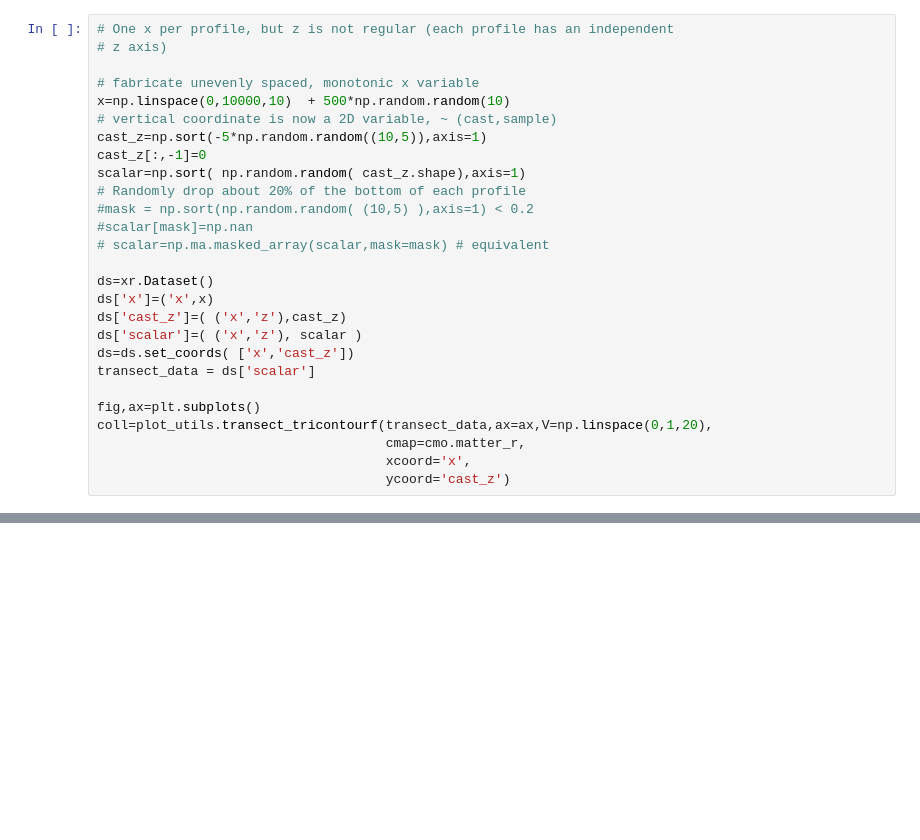
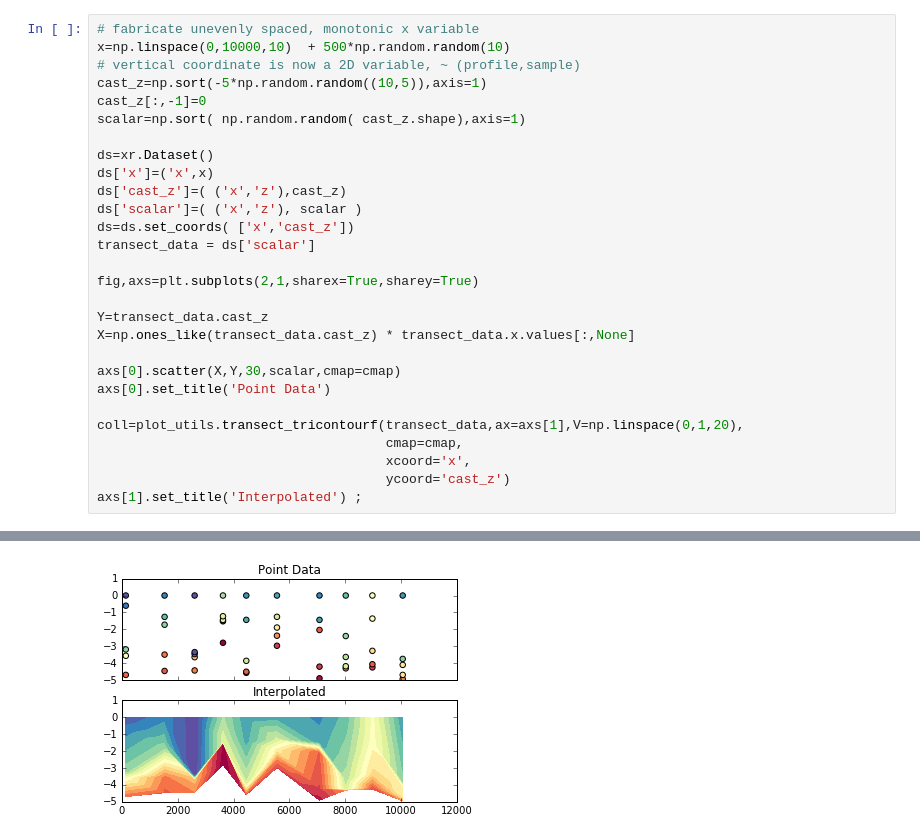
Before and after one commit to rustychris/stompy, a Jupyter notebook: examples/transects_0.ipynb, the cells around one changed output, grey strips where cells are left out. Saved outputs shown, nothing was run; the diff lists cells and outputs as text; blank space fills up the shorter version.

```diff
--- a/examples/transects_0.ipynb
+++ b/examples/transects_0.ipynb
@@ -75,17 +95,10 @@ Coordinates:
 # %%
-# One x per profile, but z is not regular (each profile has an independent
-# z axis)
-
 # fabricate unevenly spaced, monotonic x variable
 x=np.linspace(0,10000,10)  + 500*np.random.random(10)
-# vertical coordinate is now a 2D variable, ~ (cast,sample)
+# vertical coordinate is now a 2D variable, ~ (profile,sample)
 cast_z=np.sort(-5*np.random.random((10,5)),axis=1)
 cast_z[:,-1]=0
 scalar=np.sort( np.random.random( cast_z.shape),axis=1)
-# Randomly drop about 20% of the bottom of each profile
-#mask = np.sort(np.random.random( (10,5) ),axis=1) < 0.2
-#scalar[mask]=np.nan
-# scalar=np.ma.masked_array(scalar,mask=mask) # equivalent
 
 ds=xr.Dataset()
 ds['x']=('x',x)
@@ -94,9 +107,17 @@ ds['scalar']=( ('x','z'), scalar )
 ds=ds.set_coords( ['x','cast_z'])
 transect_data = ds['scalar']
 
-fig,ax=plt.subplots()
-coll=plot_utils.transect_tricontourf(transect_data,ax=ax,V=np.linspace(0,1,20),
-                                     cmap=cmo.matter_r,
+fig,axs=plt.subplots(2,1,sharex=True,sharey=True)
+
+Y=transect_data.cast_z
+X=np.ones_like(transect_data.cast_z) * transect_data.x.values[:,None]
+
+axs[0].scatter(X,Y,30,scalar,cmap=cmap)
+axs[0].set_title('Point Data')
+
+coll=plot_utils.transect_tricontourf(transect_data,ax=axs[1],V=np.linspace(0,1,20),
+                                     cmap=cmap,
                                      xcoord='x',
                                      ycoord='cast_z')
+axs[1].set_title('Interpolated') ;
 # %% [output]
@@ -104,0 +124 @@ coll=plot_utils.transect_tricontourf(transect_data,ax=ax,V=np.linspace(0,1,20),
+[figure, added]
```
Also changed, not shown: parts of 13 cells of this notebook, 1 other file.
